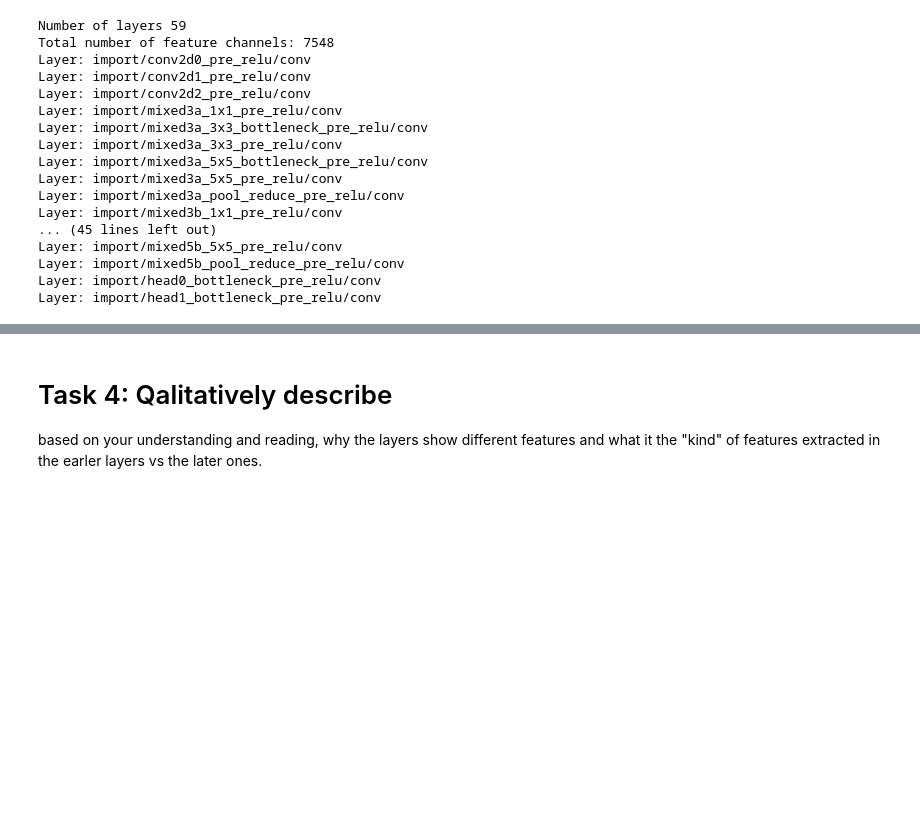
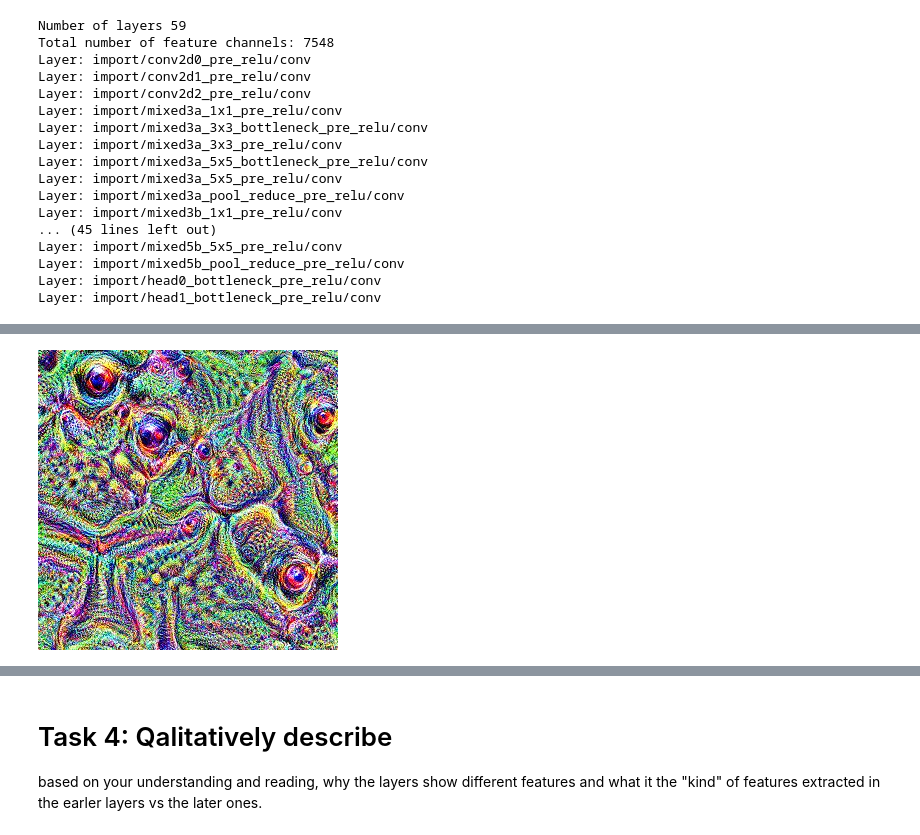
Before and after one commit to TJTomas/DSPS_TTomaszewski, a Jupyter notebook: HW10/Tomaszewski_DSPS2025_deepdream.ipynb, the cells around one changed output, grey strips where cells are left out. Drawn from its saved outputs; the diff is of its cells as text; code cells hidden in the pictures; blank space fills up the shorter version.

```diff
--- a/HW10/Tomaszewski_DSPS2025_deepdream.ipynb
+++ b/HW10/Tomaszewski_DSPS2025_deepdream.ipynb
@@ -211,0 +225,5 @@ final = render_deepdream(tf.square(T(layer)), rnd)
+# %%
+layer = "mixed5a_5x5_bottleneck_pre_relu/conv"
+final = render_deepdream(tf.square(T(layer)), rnd)
+# %% [output]
+[figure, added]
```
Also changed, not shown: parts of 22 cells of this notebook.
